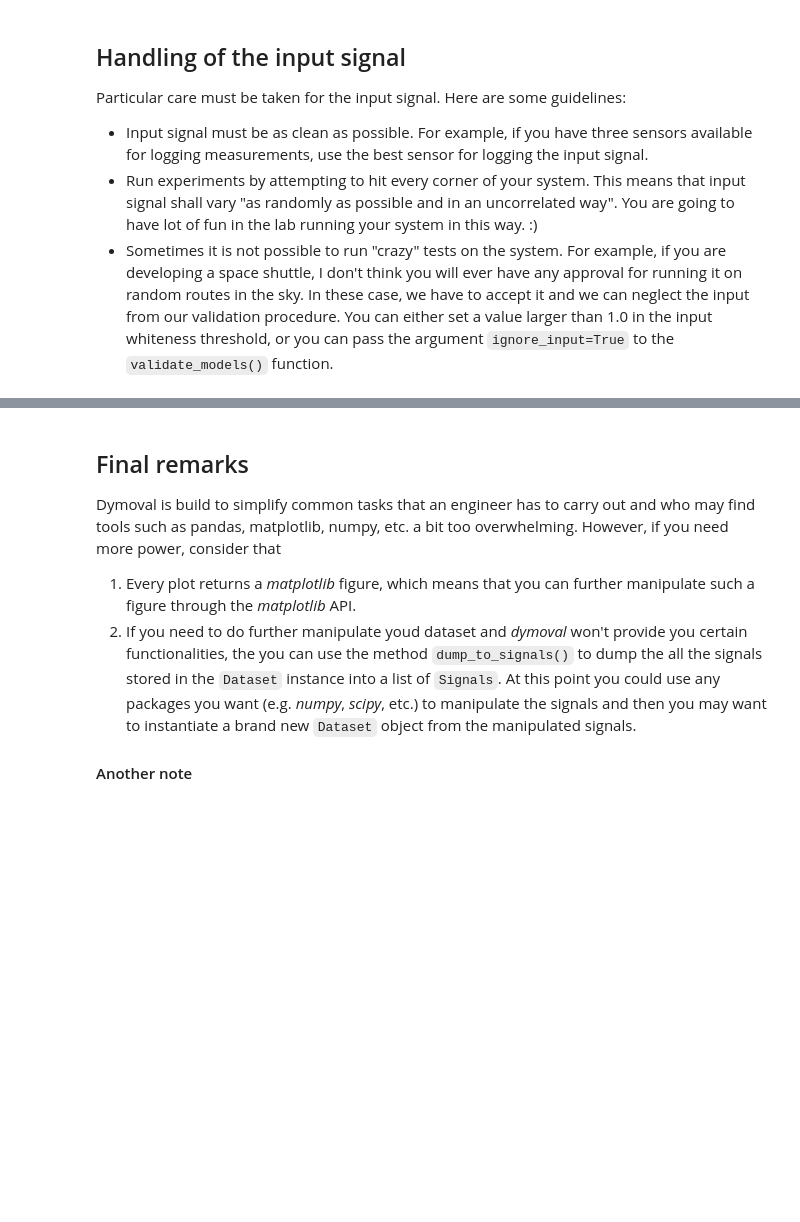
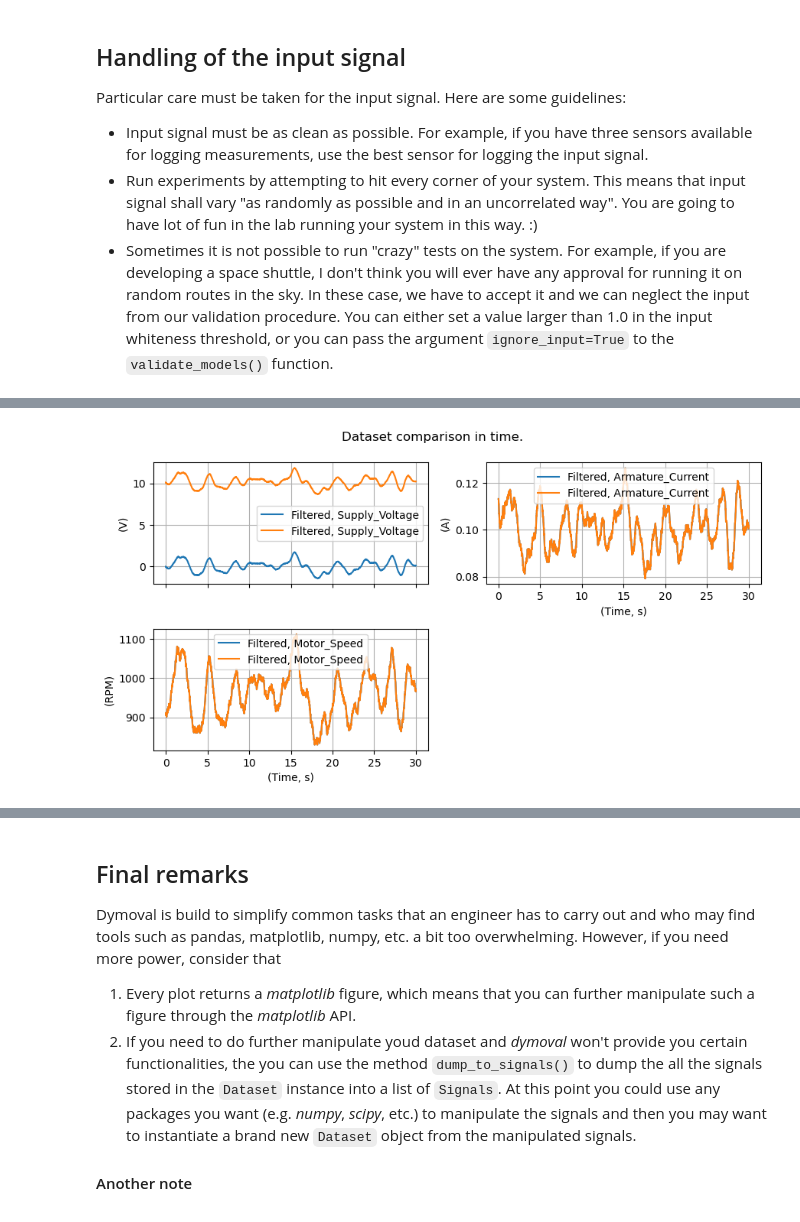
Before and after one commit to ubaldot/dymoval, a Jupyter notebook: src/dymoval_tutorial/dymoval_tutorial.ipynb, the cells around one changed output, grey strips where cells are left out. Drawn from its saved outputs; the diff is of its cells as text; code cells hidden in the pictures; blank space fills up the shorter version.

```diff
--- a/src/dymoval_tutorial/dymoval_tutorial.ipynb
+++ b/src/dymoval_tutorial/dymoval_tutorial.ipynb
@@ -369,0 +368,5 @@ The message here is that pay attention that you are not "mixing apples with oran
+# %%
+ds_filt_adjusted = ds_filt.remove_means('Supply_Voltage')
+dmv.compare_datasets(ds_filt_adjusted, ds_filt)
+# %% [output]
+[figure, added]
```
Also changed, not shown: parts of 9 cells of this notebook.
